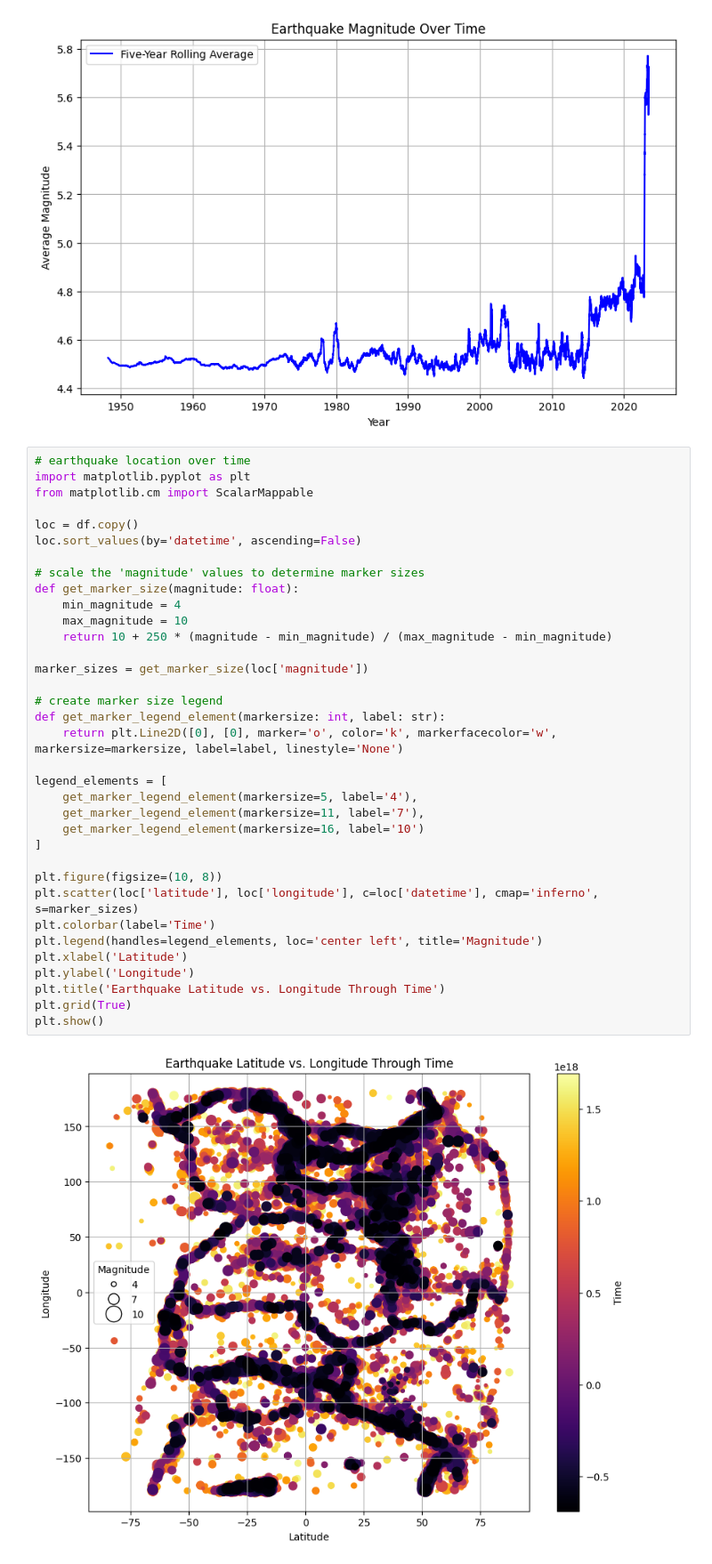
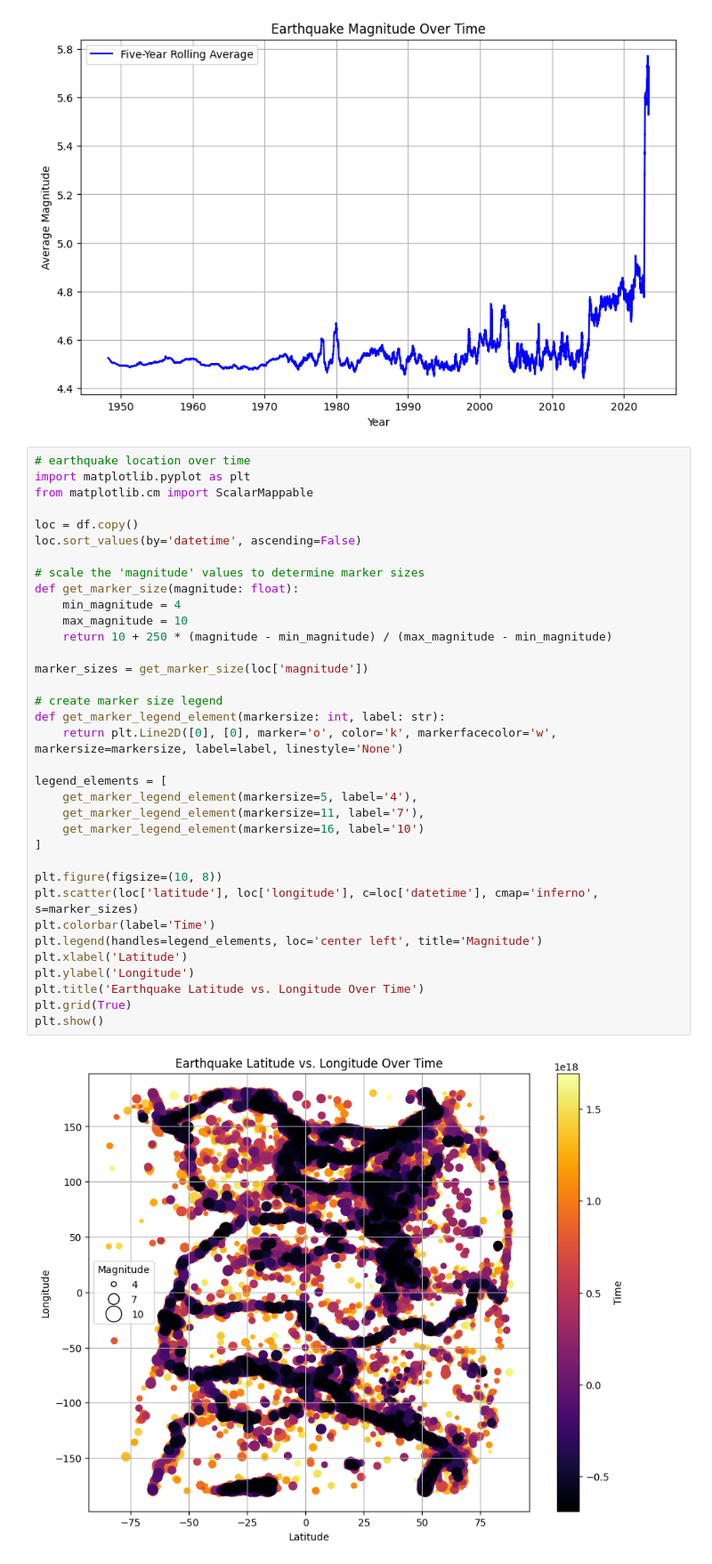
Before and after one commit to johnny-woodtke/quakin, a Jupyter notebook: main.ipynb, the cells around one changed output. Shown at 89% size. Drawn from its saved outputs; the diff is of its cells as text.

```diff
--- a/main.ipynb
+++ b/main.ipynb
@@ -260,32 +260,32 @@ from matplotlib.cm import ScalarMappable
 loc = df.copy()
 loc.sort_values(by='datetime', ascending=False)
 
 # scale the 'magnitude' values to determine marker sizes
 def get_marker_size(magnitude: float):
     min_magnitude = 4
     max_magnitude = 10
     return 10 + 250 * (magnitude - min_magnitude) / (max_magnitude - min_magnitude)
 
 marker_sizes = get_marker_size(loc['magnitude'])
 
 # create marker size legend
 def get_marker_legend_element(markersize: int, label: str):
     return plt.Line2D([0], [0], marker='o', color='k', markerfacecolor='w', markersize=markersize, label=label, linestyle='None')
 
 legend_elements = [
     get_marker_legend_element(markersize=5, label='4'),
     get_marker_legend_element(markersize=11, label='7'),
     get_marker_legend_element(markersize=16, label='10')
 ]
 
 plt.figure(figsize=(10, 8))
 plt.scatter(loc['latitude'], loc['longitude'], c=loc['datetime'], cmap='inferno', s=marker_sizes)
 plt.colorbar(label='Time')
 plt.legend(handles=legend_elements, loc='center left', title='Magnitude')
 plt.xlabel('Latitude')
 plt.ylabel('Longitude')
-plt.title('Earthquake Latitude vs. Longitude Through Time')
+plt.title('Earthquake Latitude vs. Longitude Over Time')
 plt.grid(True)
 plt.show()
 # %% [output]
-[figure, old version]
+[figure, new version]
```
